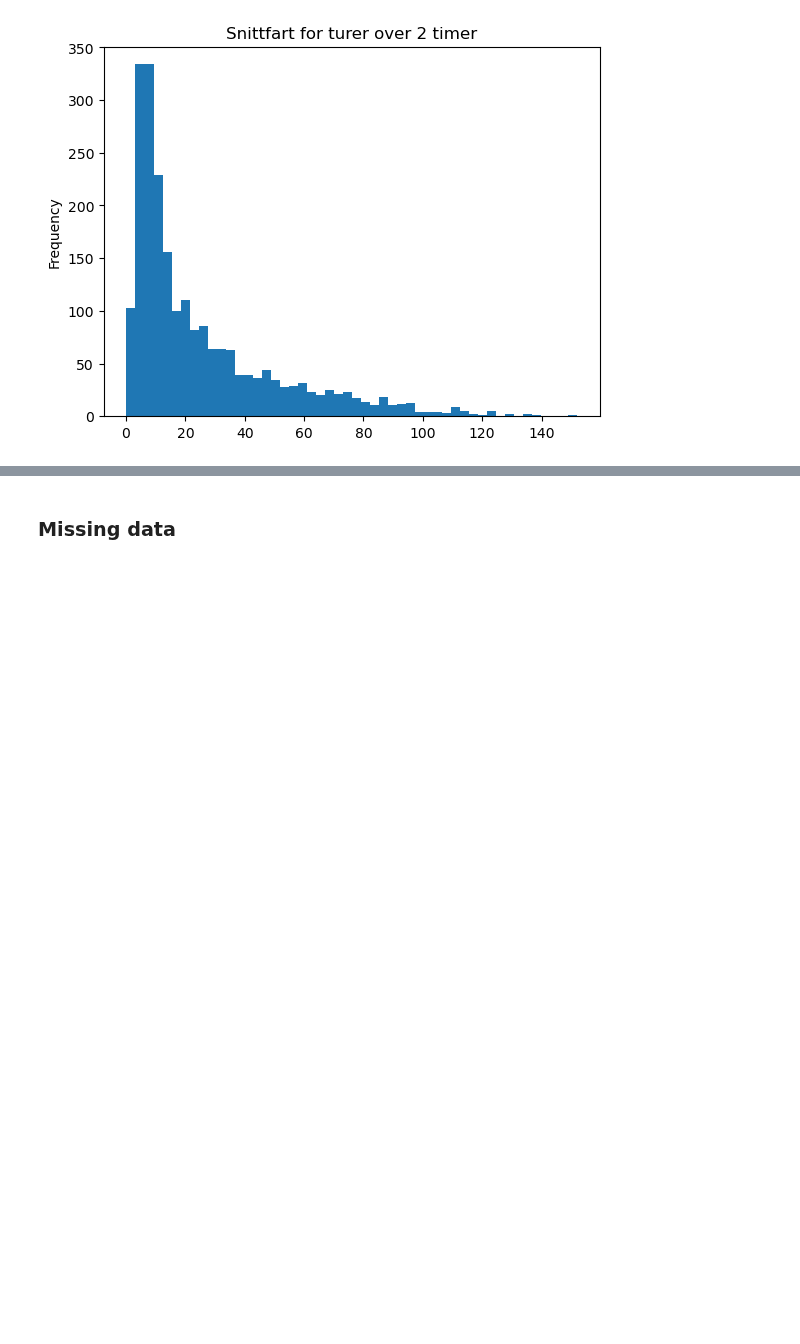
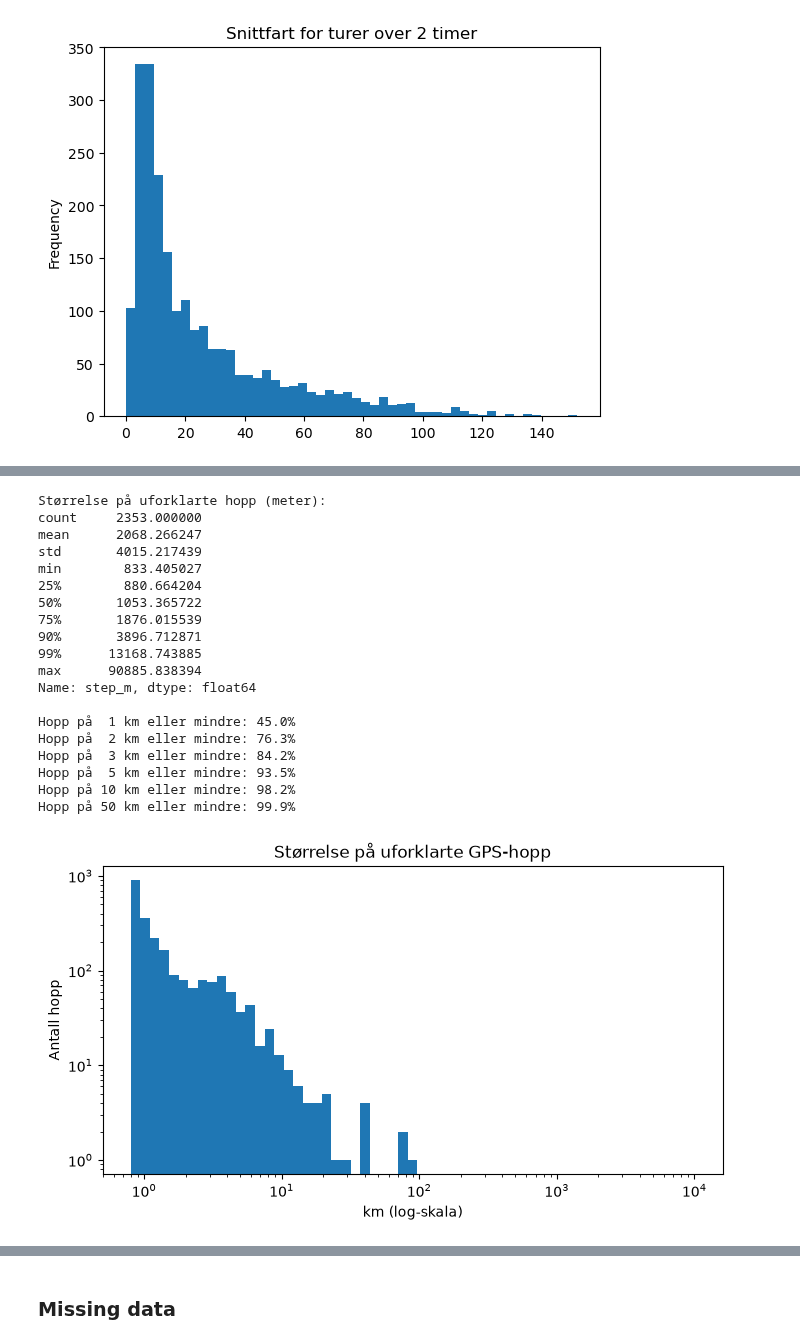
Before and after one commit to gbjaaland/TDT4225-Assignment2, a Jupyter notebook: eda.ipynb, the cells around one changed output, grey strips where cells are left out. Drawn from its saved outputs; the diff is of its cells as text; code cells hidden in the pictures; blank space fills up the shorter version.

```diff
--- a/eda.ipynb
+++ b/eda.ipynb
@@ -396,0 +464,36 @@ Andel med snittfart under 10 km/t: 37.2%
+# %%
+uf = pts[pts["uforklart_hopp"]]
+print("Størrelse på uforklarte hopp (meter):")
+print(uf["step_m"].describe(percentiles=[0.25, 0.5, 0.75, 0.9, 0.99]), "\n")
+
+for km in [1, 2, 3, 5, 10, 50]:
+    andel = (uf["step_m"] <= km * 1000).mean()
+    print(f"Hopp på {km:>2} km eller mindre: {andel:.1%}")
+
+plt.figure(figsize=(8, 4))
+plt.hist(uf["step_m"] / 1000, bins=np.logspace(np.log10(0.8), 4, 60), log=True)
+plt.xscale("log")
+plt.title("Størrelse på uforklarte GPS-hopp")
+plt.xlabel("km (log-skala)"); plt.ylabel("Antall hopp")
+plt.show()
+# %% [output]
+Størrelse på uforklarte hopp (meter):
+count     2353.000000
+mean      2068.266247
+std       4015.217439
+min        833.405027
+25%        880.664204
+50%       1053.365722
+75%       1876.015539
+90%       3896.712871
+99%      13168.743885
+max      90885.838394
+Name: step_m, dtype: float64
+
+Hopp på  1 km eller mindre: 45.0%
+Hopp på  2 km eller mindre: 76.3%
+Hopp på  3 km eller mindre: 84.2%
+Hopp på  5 km eller mindre: 93.5%
+Hopp på 10 km eller mindre: 98.2%
+Hopp på 50 km eller mindre: 99.9%
+[figure, added]
```
Also changed, not shown: parts of 9 cells of this notebook.
